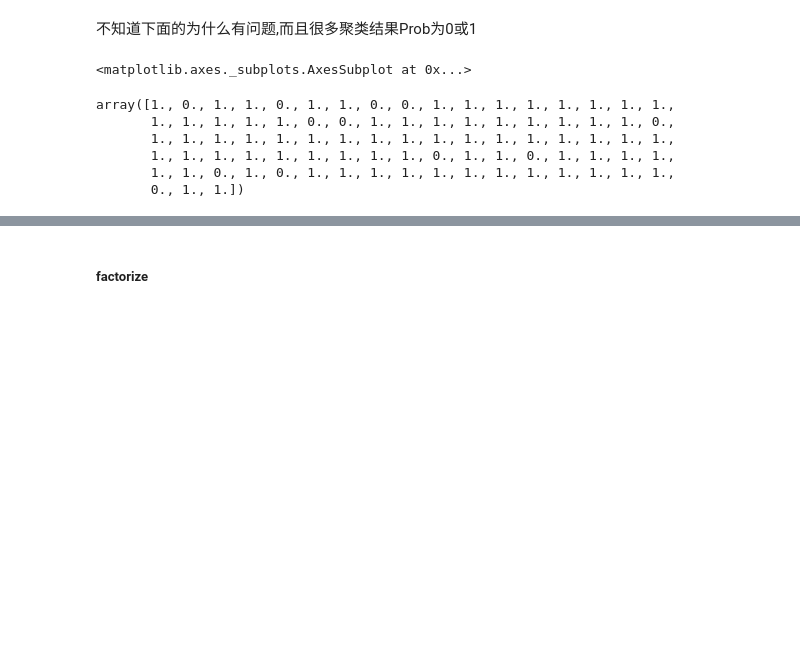
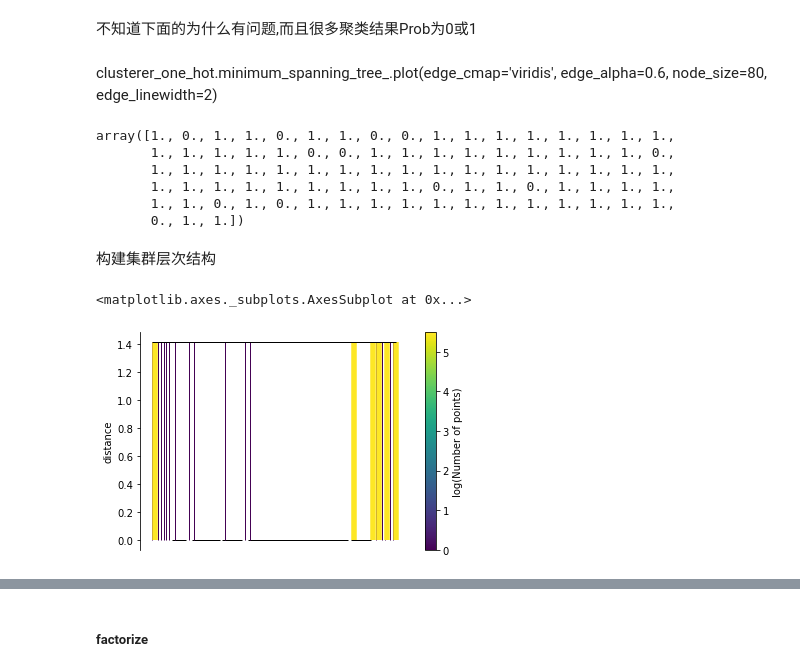
Before and after one commit to Skybluewater/AwardSystem, a Jupyter notebook: Training/kmeans.ipynb, the cells around one changed output, grey strips where cells are left out. Drawn from its saved outputs; the diff is of its cells as text; code cells hidden in the pictures; blank space fills up the shorter version.

```diff
--- a/Training/kmeans.ipynb
+++ b/Training/kmeans.ipynb
@@ -420,13 +427,11 @@ array([ 4, -1,  4,  4, -1,  5,  5, -1, -1,  4,  4,  4,  4,  4,  4,  2,  5,
        -1,  4,  4])
 # %% [markdown]
 不知道下面的为什么有问题,而且很多聚类结果Prob为0或1
-# %%
-clusterer_one_hot.minimum_spanning_tree_.plot(edge_cmap='viridis',
-                                      edge_alpha=0.6,
-                                      node_size=80,
-                                      edge_linewidth=2)
-# %% [output]
-<matplotlib.axes._subplots.AxesSubplot at 0x...>
+# %% [markdown]
+clusterer_one_hot.minimum_spanning_tree_.plot(edge_cmap='viridis',
+                                      edge_alpha=0.6,
+                                      node_size=80,
+                                      edge_linewidth=2)
 # %%
 clusterer_one_hot.probabilities_
 # %% [output]
@@ -436,3 +441,10 @@ array([1., 0., 1., 1., 0., 1., 1., 0., 0., 1., 1., 1., 1., 1., 1., 1., 1.,
        1., 1., 1., 1., 1., 1., 1., 1., 1., 0., 1., 1., 0., 1., 1., 1., 1.,
        1., 1., 0., 1., 0., 1., 1., 1., 1., 1., 1., 1., 1., 1., 1., 1., 1.,
        0., 1., 1.])
+# %% [markdown]
+构建集群层次结构
+# %%
+clusterer_one_hot.single_linkage_tree_.plot(cmap='viridis', colorbar=True)
+# %% [output]
+<matplotlib.axes._subplots.AxesSubplot at 0x...>
+[figure, added]
```
Also changed, not shown: parts of 20 cells of this notebook.
